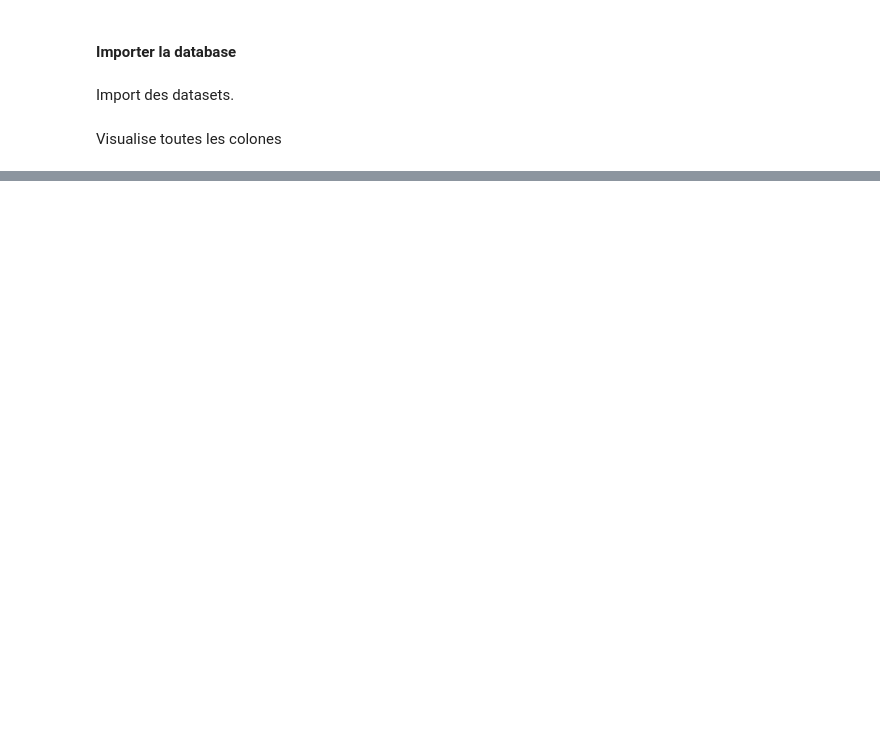
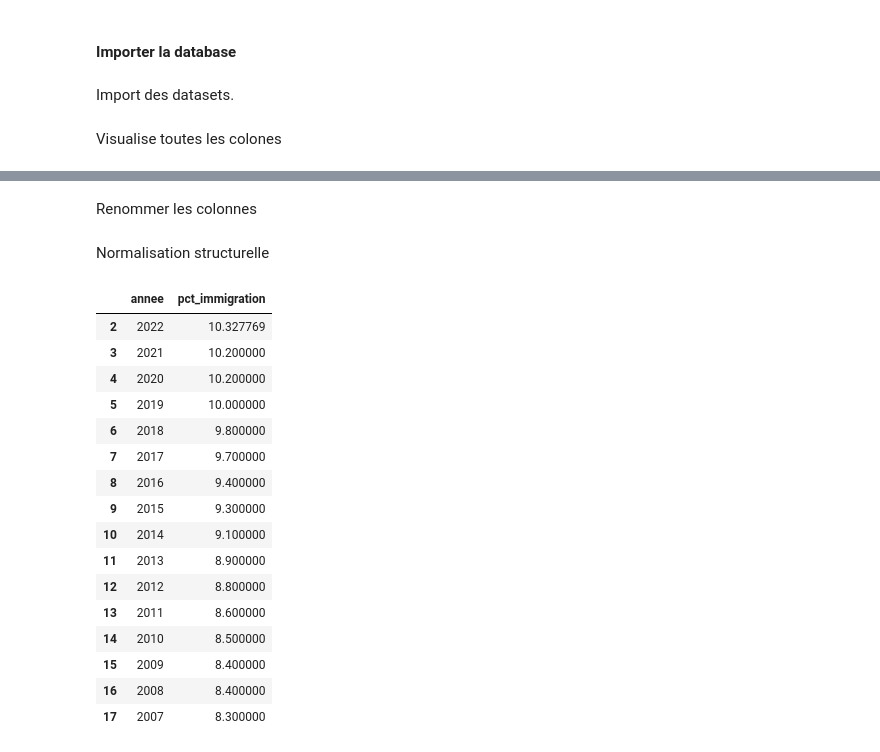
Before and after one commit to Magikmagnum/election, a Jupyter notebook: immigration.ipynb, the cells around one changed output, grey strips where cells are left out. Drawn from its saved outputs; the diff is of its cells as text; code cells hidden in the pictures; blank space fills up the shorter version.

```diff
--- a/immigration.ipynb
+++ b/immigration.ipynb
@@ -414,0 +46,37 @@ FROM sexe
+# %% [markdown]
+Renommer les colonnes
+# %%
+df.columns = [
+    "annee", "pct_immigration"
+]
+# %% [markdown]
+Normalisation structurelle
+# %%
+df["annee"] = (
+    df["annee"]
+    .astype(str)
+    .str.extract(r"(\d{4})")
+    .astype(int)
+)
+# %%
+df = df[(df["annee"] >= 2007) & (df["annee"] <= 2022)]
+# %%
+df.head(18)
+# %% [output]
+|  | annee | pct_immigration |
+| 2 | 2022 | 10.327769 |
+| 3 | 2021 | 10.200000 |
+| 4 | 2020 | 10.200000 |
+| 5 | 2019 | 10.000000 |
+| 6 | 2018 | 9.800000 |
+| 7 | 2017 | 9.700000 |
+| 8 | 2016 | 9.400000 |
+| 9 | 2015 | 9.300000 |
+| 10 | 2014 | 9.100000 |
+| 11 | 2013 | 8.900000 |
+| 12 | 2012 | 8.800000 |
+| 13 | 2011 | 8.600000 |
+| 14 | 2010 | 8.500000 |
+| 15 | 2009 | 8.400000 |
+| 16 | 2008 | 8.400000 |
+| 17 | 2007 | 8.300000 |
```
Also changed, not shown: parts of 22 cells of this notebook, 2 other files.
